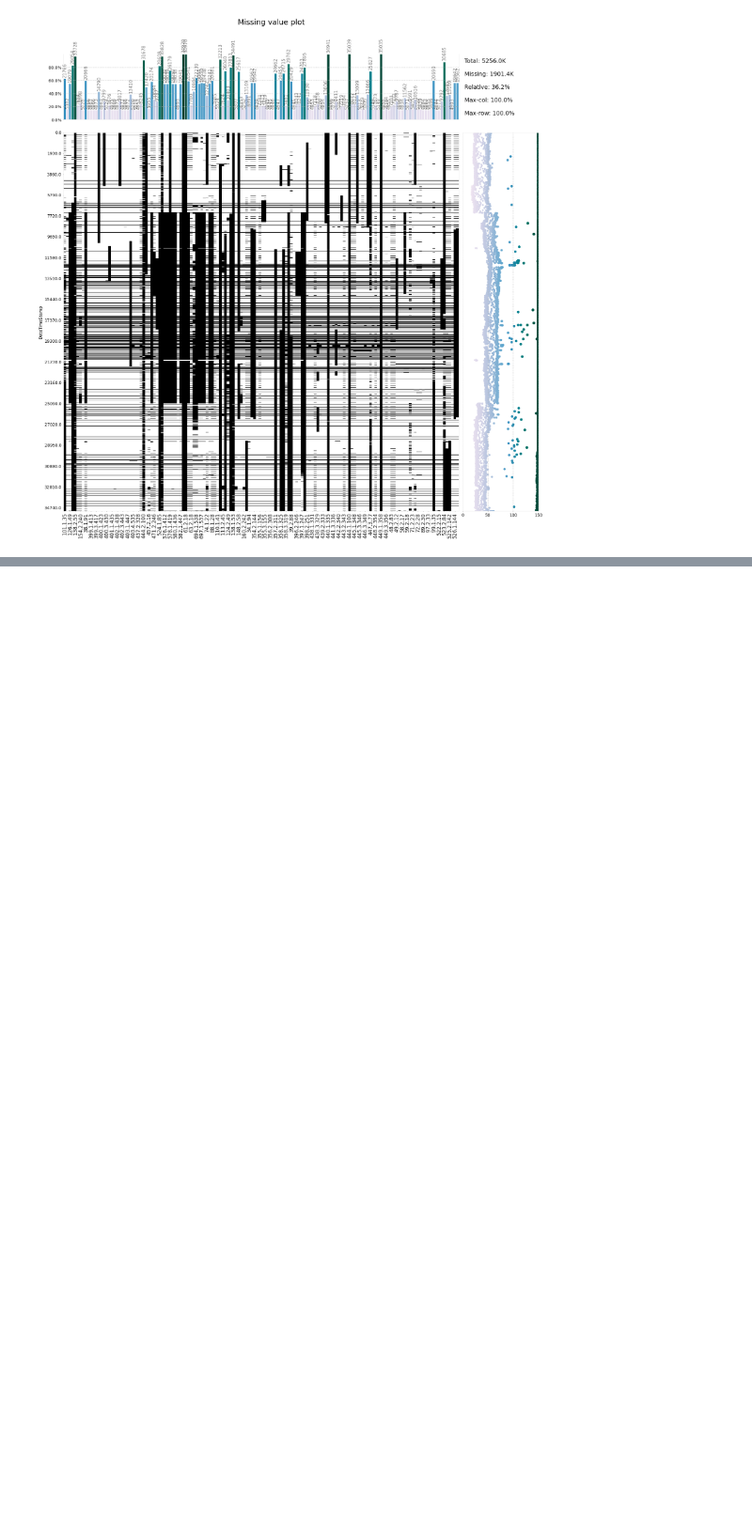
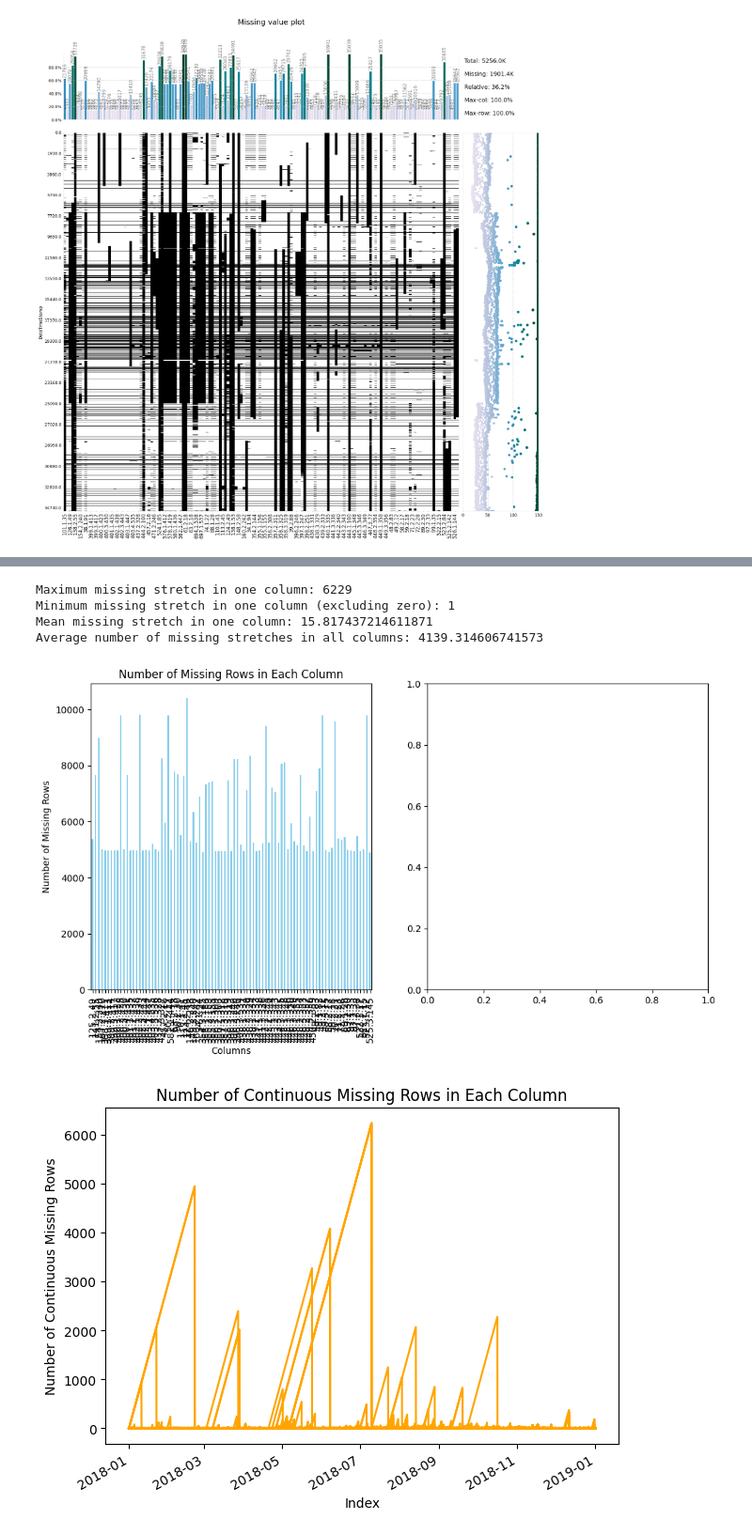
Before and after one commit to tarekbzahid/XIE_dataset_prep, a Jupyter notebook: utils/clean.ipynb, the cells around one changed output, grey strips where cells are left out. Shown at 94% size. Drawn from its saved outputs; the diff is of its cells as text; code cells hidden in the pictures; blank space fills up the shorter version.

```diff
--- a/utils/clean.ipynb
+++ b/utils/clean.ipynb
@@ -288,0 +497,76 @@ GridSpec(6, 6)
+# %%
+import pandas as pd
+
+# Assuming your DataFrame is named df_70
+# Initialize variables to store results
+missing_stretches_per_column = {}
+
+# Iterate through each column
+for column in df_70.columns:
+    consecutive_missing = 0
+    missing_stretches = []
+
+    # Iterate through each row
+    for index, value in df_70[column].isna().items():
+        if value:  # If value is missing
+            consecutive_missing += 1
+        else:  # If value is not missing
+            if consecutive_missing != 0:  # Append consecutive missing rows if not zero
+                missing_stretches.append(consecutive_missing)
+            consecutive_missing = 0
+
+    # Store results for each column
+    missing_stretches_per_column[column] = missing_stretches
+
+# Calculate statistics
+max_missing_stretch_one_column = max(map(max, missing_stretches_per_column.values()), default=0)
+min_missing_stretch_one_column = min(filter(lambda x: x != 0, map(min, missing_stretches_per_column.values())), default=0)
+mean_missing_stretch_one_column = sum(map(sum, missing_stretches_per_column.values())) / len(df_70)
+mean_missing_stretch_all_columns = sum(map(len, missing_stretches_per_column.values())) / len(df_70.columns)
+
+# Print the results
+print("Maximum missing stretch in one column:", max_missing_stretch_one_column)
+print("Minimum missing stretch in one column (excluding zero):", min_missing_stretch_one_column)
+print("Mean missing stretch in one column:", mean_missing_stretch_one_column)
+print("Average number of missing stretches in all columns:", mean_missing_stretch_all_columns)
+# %% [output]
+Maximum missing stretch in one column: 6229
+Minimum missing stretch in one column (excluding zero): 1
+Mean missing stretch in one column: 15.817437214611871
+Average number of missing stretches in all columns: 4139.314606741573
+# %%
+import pandas as pd
+import matplotlib.pyplot as plt
+
+# Assuming df_70 is your DataFrame, replace it with your actual DataFrame name
+# Load your DataFrame or replace this line with your DataFrame loading code
+# df_70 = pd.read_csv('your_file.csv')
+
+# Calculate the number of missing rows in each column
+missing_row_count = df_70.isnull().sum()
+
+# Calculate the number of continuous missing rows in each column
+continuous_missing_rows = df_70.apply(lambda x: x.isnull().astype(int).groupby(x.notnull().astype(int).cumsum()).cumsum())
+
+# Plotting
+plt.figure(figsize=(12, 6))
+
+# Plot the number of missing rows
+plt.subplot(1, 2, 1)
+missing_row_count.plot(kind='bar', color='skyblue')
+plt.title('Number of Missing Rows in Each Column')
+plt.xlabel('Columns')
+plt.ylabel('Number of Missing Rows')
+
+# Plot the number of continuous missing rows
+plt.subplot(1, 2, 2)
+continuous_missing_rows.plot(legend=False, color='orange')
+plt.title('Number of Continuous Missing Rows in Each Column')
+plt.xlabel('Index')
+plt.ylabel('Number of Continuous Missing Rows')
+
+plt.tight_layout()
+plt.show()
+# %% [output]
+[figure, added]
+[figure, added]
```
Also changed, not shown: parts of 14 cells of this notebook.
